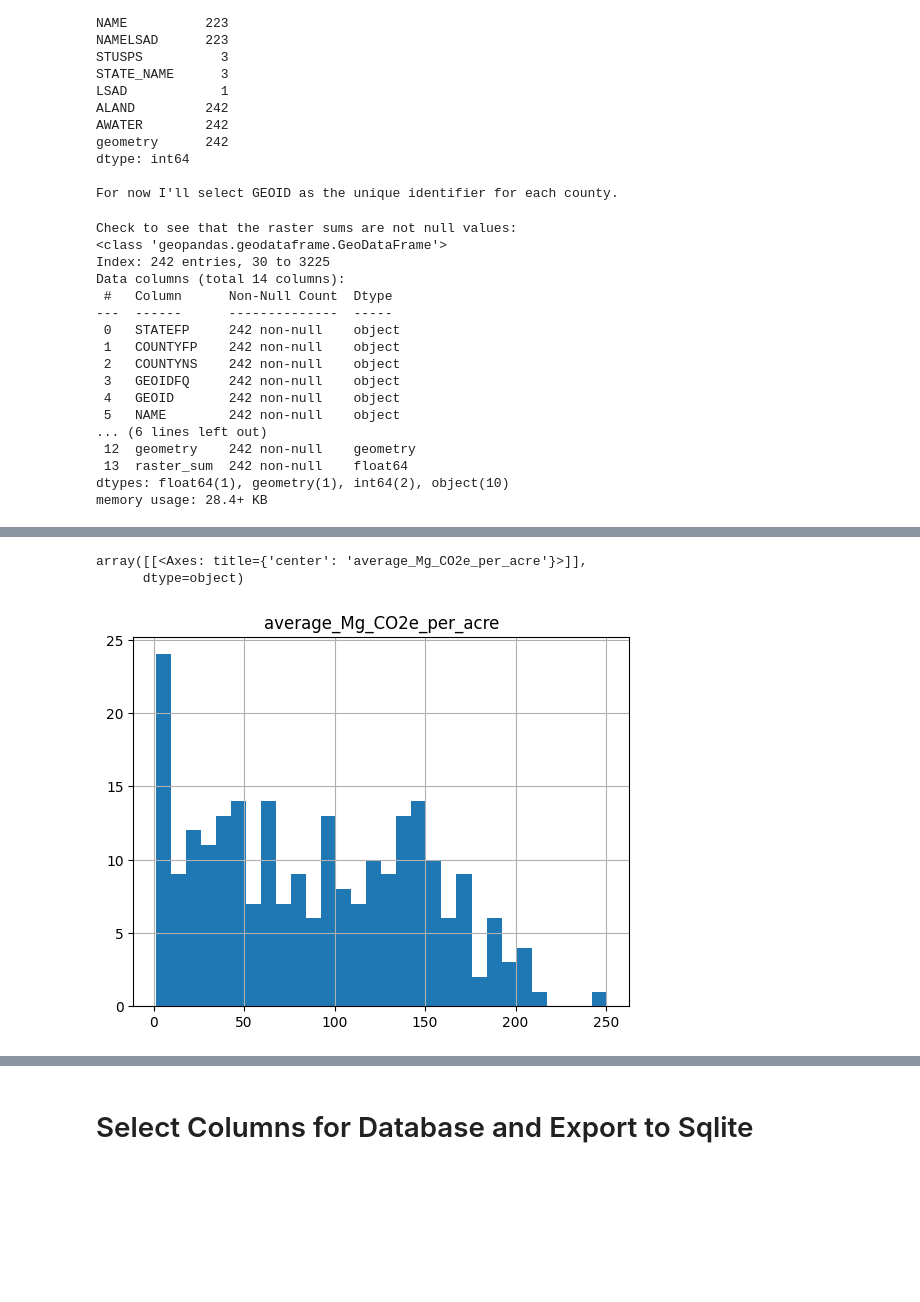
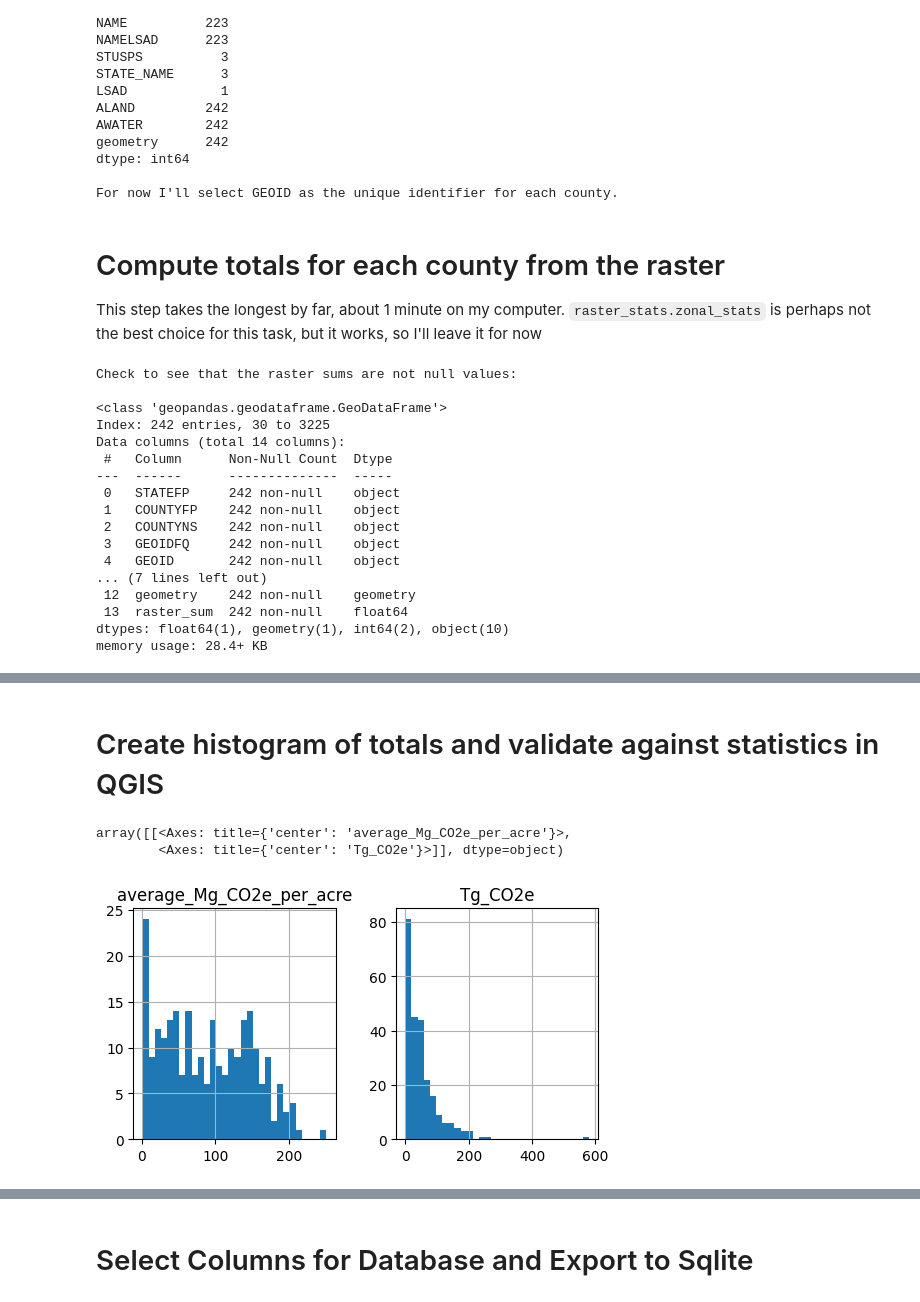
Before and after one commit to rumble-up/total-ecosystem-carbon, a Jupyter notebook: B. Initial Exploration and Prototyping.ipynb, the cells around one changed output, grey strips where cells are left out. Drawn from its saved outputs; the diff is of its cells as text; code cells hidden in the pictures; blank space fills up the shorter version.

```diff
--- a/B. Initial Exploration and Prototyping.ipynb
+++ b/B. Initial Exploration and Prototyping.ipynb
@@ -86,15 +99,20 @@ geometry      242
 dtype: int64
 
 For now I'll select GEOID as the unique identifier for each county.
+# %% [markdown]
+# Compute totals for each county from the raster
+This step takes the longest by far, about 1 minute on my computer.  `raster_stats.zonal_stats` is perhaps not the best choice for this task, but it works, so I'll leave it for now
 # %%
 # Compute the sum of raster values within each polygon
 stats = zonal_stats(gdf, raster_file, stats=["sum"], nodata=raster_nodata)
 gdf["raster_sum"] = [s["sum"] for s in stats]
 
 print("Check to see that the raster sums are not null values:")
+print("")
 gdf.info()
 # %% [output]
 Check to see that the raster sums are not null values:
+
 <class 'geopandas.geodataframe.GeoDataFrame'>
 Index: 242 entries, 30 to 3225
 Data columns (total 14 columns):
@@ -105,8 +123,7 @@ Data columns (total 14 columns):
  2   COUNTYNS    242 non-null    object
  3   GEOIDFQ     242 non-null    object
  4   GEOID       242 non-null    object
- 5   NAME        242 non-null    object
-... (6 lines left out)
+... (7 lines left out)
  12  geometry    242 non-null    geometry
  13  raster_sum  242 non-null    float64
 dtypes: float64(1), geometry(1), int64(2), object(10)
@@ -123,13 +140,15 @@ gdf.head(2)
 |  | STATEFP | COUNTYFP | COUNTYNS | GEOIDFQ | GEOID | NAME | NAMELSAD | STUSPS | STATE_NAME | LSAD | ... |
 | 30 | 27 | 087 | 00659488 | 0500000US27087 | 27087 | Mahnomen | Mahnomen County | MN | Minnesota | 06 | ... |
 | 38 | 27 | 053 | 00659472 | 0500000US27053 | 27053 | Hennepin | Hennepin County | MN | Minnesota | 06 | ... |
+# %% [markdown]
+# Create histogram of totals and validate against statistics in QGIS
 # %%
-# Look at histogram to check values and validate against statistics in QGIS
-gdf[['average_Mg_CO2e_per_acre']].hist(bins=30)
+# Look at histograms to check values and validate against statistics in QGIS
+gdf[['average_Mg_CO2e_per_acre', 'Tg_CO2e']].hist(bins=30, figsize=(6, 3))
 # %% [output]
-array([[<Axes: title={'center': 'average_Mg_CO2e_per_acre'}>]],
-      dtype=object)
+array([[<Axes: title={'center': 'average_Mg_CO2e_per_acre'}>,
+        <Axes: title={'center': 'Tg_CO2e'}>]], dtype=object)
-[figure, old version]
+[figure, new version]
 # %%
 gdf.sort_values('average_Mg_CO2e_per_acre', ascending=False).head(3)
 # %% [output]
```
Also changed, not shown: parts of 4 cells of this notebook.
